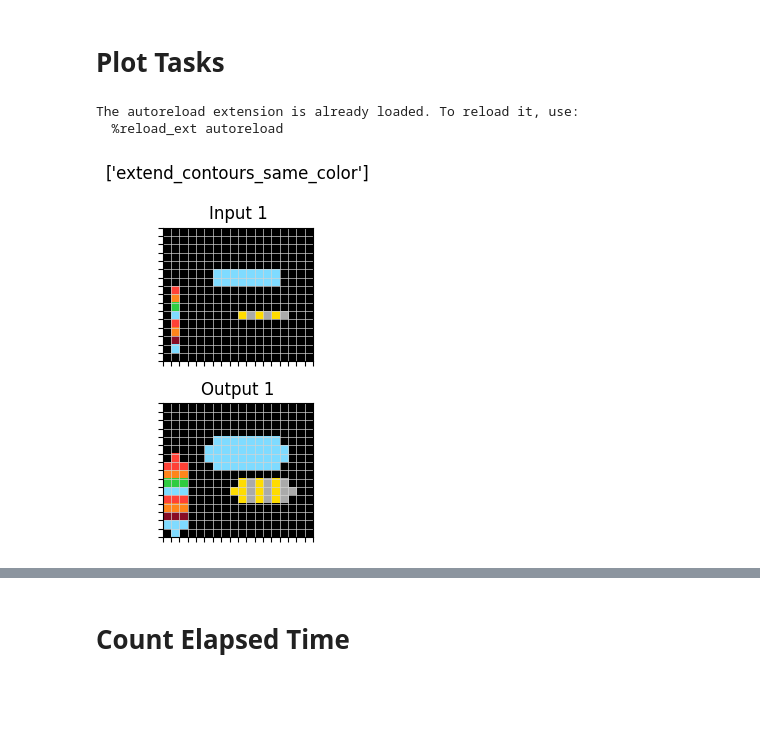
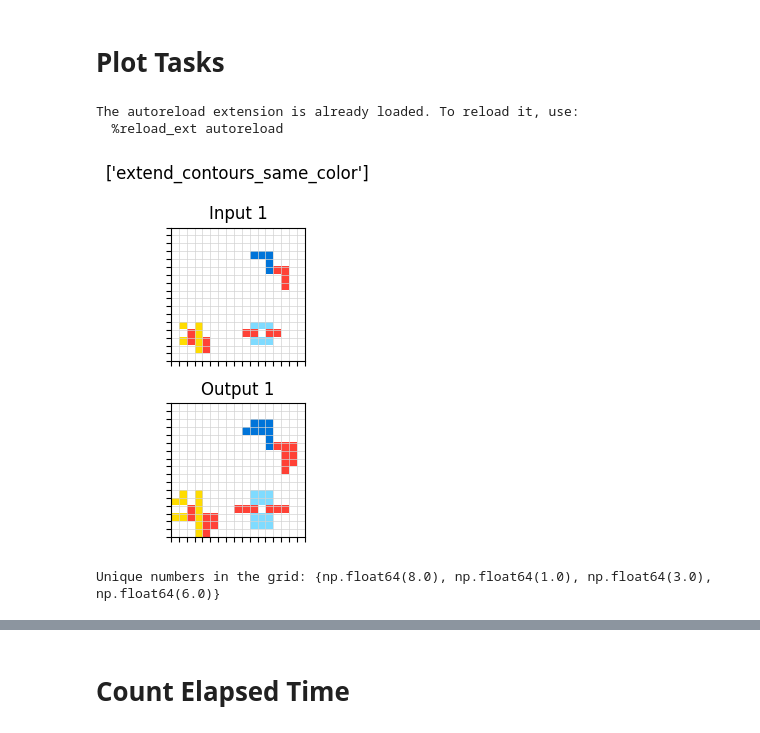
Before and after one commit to yassinetb/COGITAO, a Jupyter notebook: paper_plots.ipynb, the cells around one changed output, grey strips where cells are left out. Drawn from its saved outputs; the diff is of its cells as text; code cells hidden in the pictures; blank space fills up the shorter version.

```diff
--- a/paper_plots.ipynb
+++ b/paper_plots.ipynb
@@ -78,32 +78,59 @@ plot_grid(grid, size = (10,10), save_path = "shapes_plot_1.png")
 # %%
 # At each run, the generator will create a new task with a different combination of transformations, as described in the config file.
 %load_ext autoreload
 %autoreload 2
 import generator
 import time
 import sys
 from arcworld.general_utils import plot_task, plot_grid, randomly_add_shape_to_world
 import numpy as np
 
 config = {
-    "min_n_shapes_per_grid": 2,
-    "max_n_shapes_per_grid":3,
+    "min_n_shapes_per_grid": 3,
+    "max_n_shapes_per_grid": 3,
     "n_examples": 1,
-    "min_grid_size": 13,
+    "min_grid_size": 17,
+    "max_grid_size": 17,
     "allowed_combinations": [["extend_contours_same_color"]],
-    "max_grid_size": 18,
     "allowed_transformations": None,
     "min_transformation_depth": None,
     "max_transformation_depth": None,
     "shape_compulsory_conditionals": ["is_shape_less_than_11_rows",
                                       "is_shape_less_than_11_cols",
-                                      "is_shape_fully_connected"],
+                                      "is_shape_fully_connected",],
 }
 
 gen = generator.generator(config, debug_mode=False) # Initialize the generator with the config
 task = gen.generate_single_task() # Generate a single task
 plot_task(task, size = (4,4))
 # %% [output]
 The autoreload extension is already loaded. To reload it, use:
   %reload_ext autoreload
-[figure, old version]
+[figure, new version]
+# %%
+# find all unique numbers in the grid
+inp = task["pairs"][0]["input"]
+def find_unique_numbers(grid):
+    unique_numbers = set()
+    for row in grid:
+        for num in row:
+            if num != 0:  # Assuming 0 is not a valid number
+                unique_numbers.add(num)
+    return unique_numbers
+# Example usage
+unique_numbers = find_unique_numbers(task["pairs"][0]["input"])
+print("Unique numbers in the grid:", unique_numbers)
+
+# COLORMAP = colors.ListedColormap(
+    ['#FFFFFF',
+     '#0074D9',
+     '#FF4136',
+     '#2ECC40',
+     '#FFDC00',
+    '#AAAAAA',
+    '#F012BE',
+    '#FF851B',
+    '#7FDBFF',
+    '#870C25'])
+# %% [output]
+Unique numbers in the grid: {np.float64(8.0), np.float64(1.0), np.float64(3.0), np.float64(6.0)}
```
Also changed, not shown: parts of 3 cells of this notebook, 11 other files.
